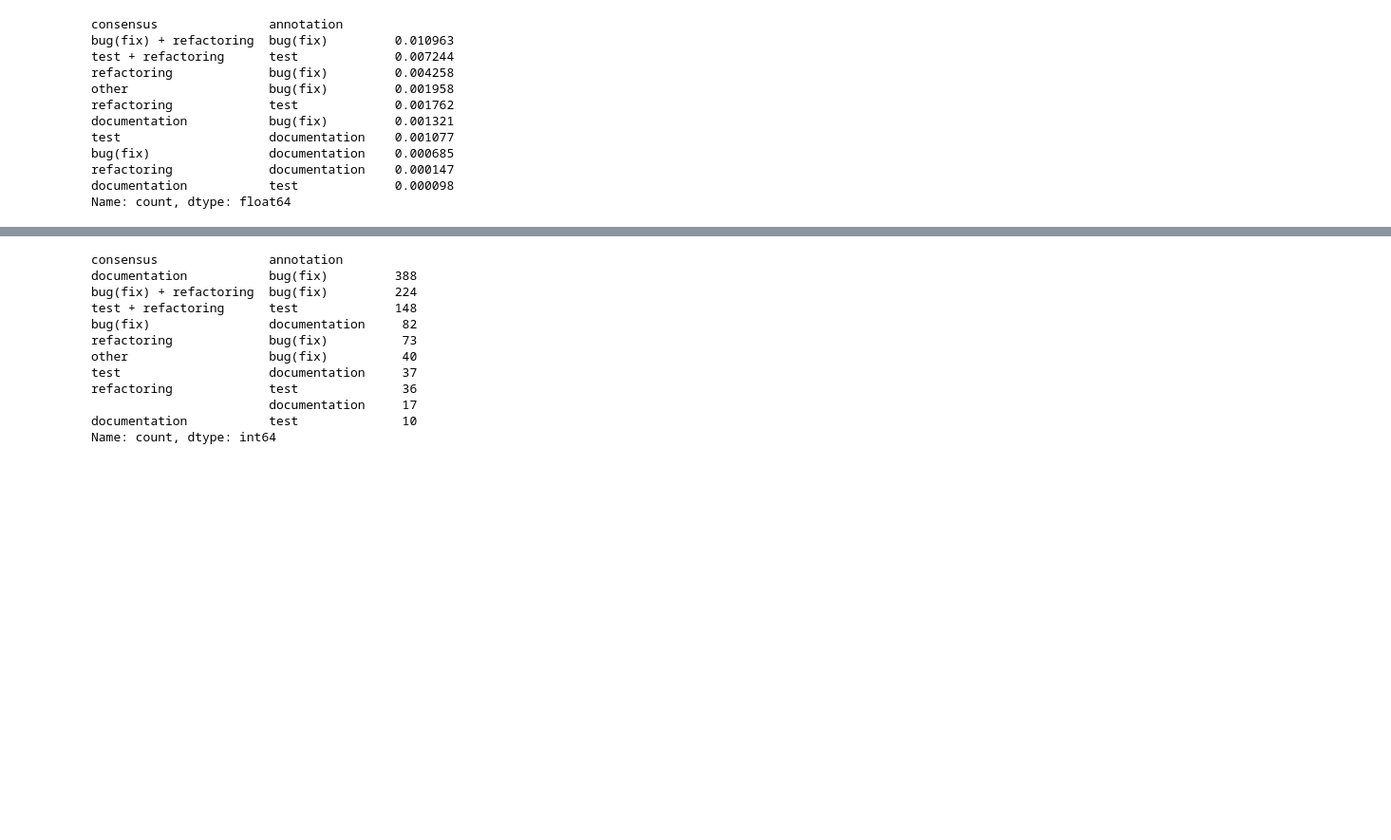
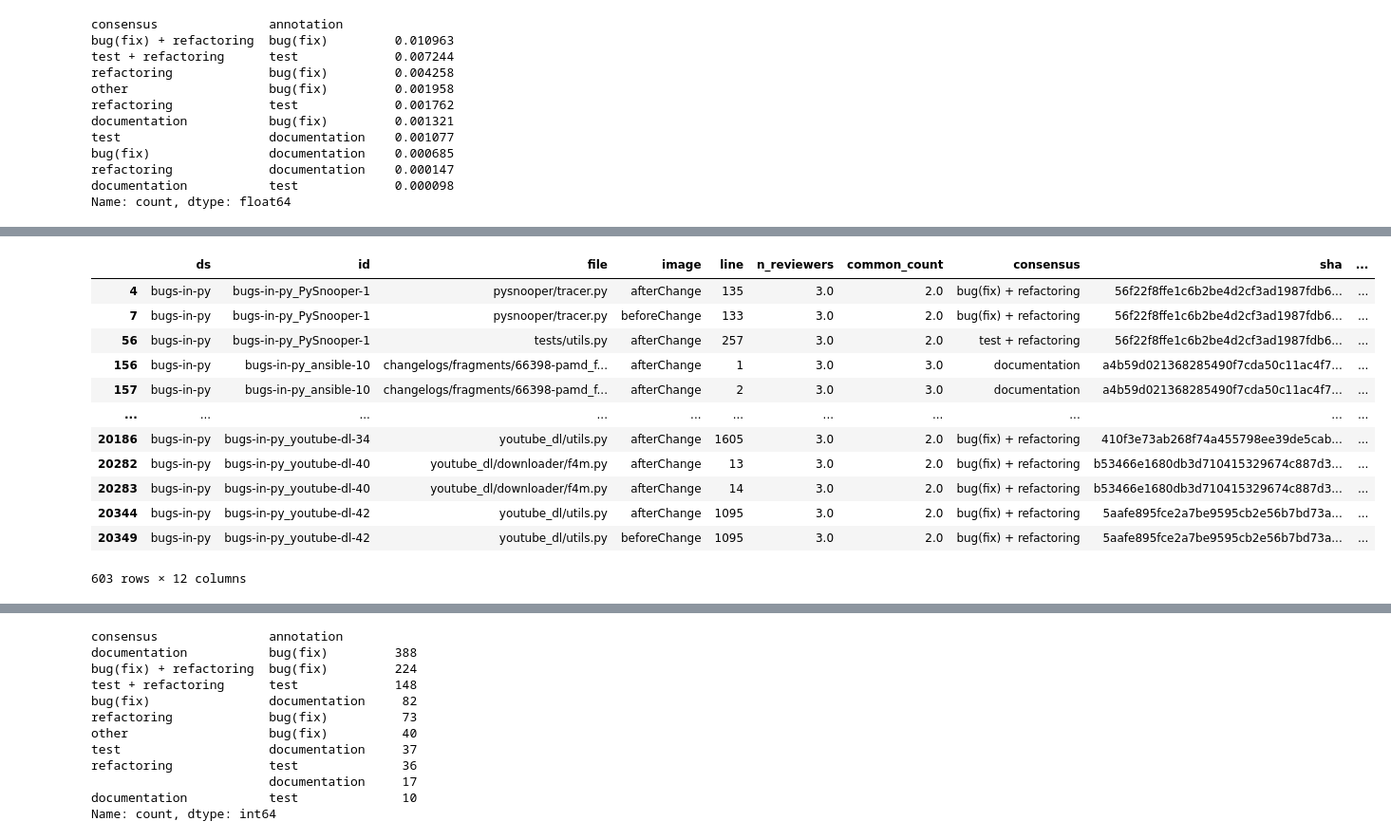
Before and after one commit to ncusi/PatchScope, a Jupyter notebook: notebooks/experiments/01-compare_annotations.ipynb, the cells around one changed output, grey strips where cells are left out. Shown at 95% size. Cells and saved outputs as stored; diff of their text form; code cells hidden in the pictures; blank space fills up the shorter version.

```diff
--- a/notebooks/experiments/01-compare_annotations.ipynb
+++ b/notebooks/experiments/01-compare_annotations.ipynb
@@ -2431,0 +2453,21 @@ Name: count, dtype: float64
+# %%
+hapy_bit_repos_vs_consensus = hapy_bip_merge_sel_consensus[
+    hapy_bip_merge_sel_consensus['annotation_neq'] &
+    hapy_bip_merge_sel_consensus['annotation'].notna() &
+    hapy_bip_merge_sel_consensus['consensus'].notna()
+]
+hapy_bit_repos_vs_consensus
+# %% [output]
+|  | ds | id | file | image | line | n_reviewers | common_count | consensus | sha | ... |
+| 4 | bugs-in-py | bugs-in-py_PySnooper-1 | pysnooper/tracer.py | afterChange | 135 | 3.0 | 2.0 | bug(fix) + refactoring | 56f22f8ffe1c6b2be4d2cf3ad1987fdb6... | ... |
+| 7 | bugs-in-py | bugs-in-py_PySnooper-1 | pysnooper/tracer.py | beforeChange | 133 | 3.0 | 2.0 | bug(fix) + refactoring | 56f22f8ffe1c6b2be4d2cf3ad1987fdb6... | ... |
+| 56 | bugs-in-py | bugs-in-py_PySnooper-1 | tests/utils.py | afterChange | 257 | 3.0 | 2.0 | test + refactoring | 56f22f8ffe1c6b2be4d2cf3ad1987fdb6... | ... |
+| 156 | bugs-in-py | bugs-in-py_ansible-10 | changelogs/fragments/66398-pamd_f... | afterChange | 1 | 3.0 | 3.0 | documentation | a4b59d021368285490f7cda50c11ac4f7... | ... |
+| 157 | bugs-in-py | bugs-in-py_ansible-10 | changelogs/fragments/66398-pamd_f... | afterChange | 2 | 3.0 | 3.0 | documentation | a4b59d021368285490f7cda50c11ac4f7... | ... |
+| ... | ... | ... | ... | ... | ... | ... | ... | ... | ... | ... |
+| 20186 | bugs-in-py | bugs-in-py_youtube-dl-34 | youtube_dl/utils.py | afterChange | 1605 | 3.0 | 2.0 | bug(fix) + refactoring | 410f3e73ab268f74a455798ee39de5cab... | ... |
+| 20282 | bugs-in-py | bugs-in-py_youtube-dl-40 | youtube_dl/downloader/f4m.py | afterChange | 13 | 3.0 | 2.0 | bug(fix) + refactoring | b53466e1680db3d710415329674c887d3... | ... |
+| 20283 | bugs-in-py | bugs-in-py_youtube-dl-40 | youtube_dl/downloader/f4m.py | afterChange | 14 | 3.0 | 2.0 | bug(fix) + refactoring | b53466e1680db3d710415329674c887d3... | ... |
+| 20344 | bugs-in-py | bugs-in-py_youtube-dl-42 | youtube_dl/utils.py | afterChange | 1095 | 3.0 | 2.0 | bug(fix) + refactoring | 5aafe895fce2a7be9595cb2e56b7bd73a... | ... |
+| 20349 | bugs-in-py | bugs-in-py_youtube-dl-42 | youtube_dl/utils.py | beforeChange | 1095 | 3.0 | 2.0 | bug(fix) + refactoring | 5aafe895fce2a7be9595cb2e56b7bd73a... | ... |
+603 rows × 12 columns
```
Also changed, not shown: parts of 5 cells of this notebook.
